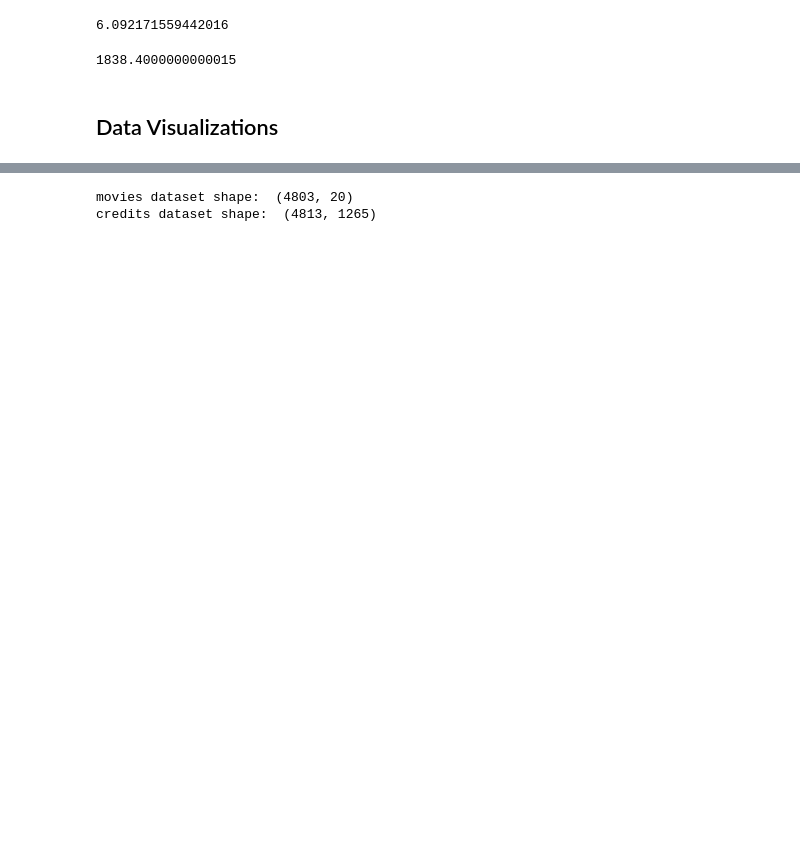
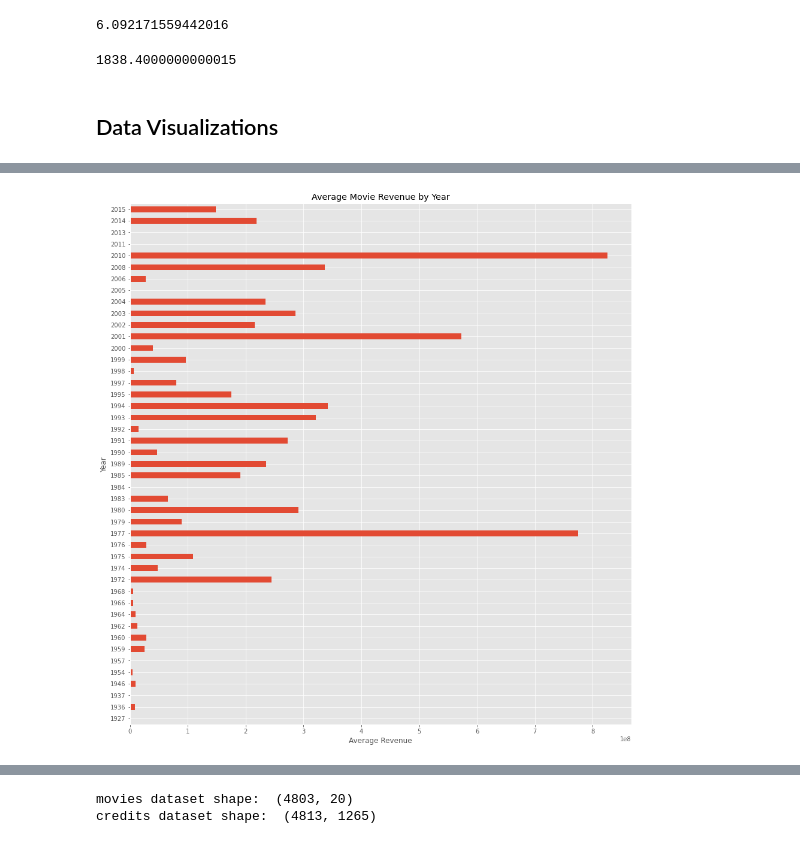
Before and after one commit to santiagoAlvz/MovieRecommendation, a Jupyter notebook: Movie_Recommendation_System.ipynb, the cells around one changed output, grey strips where cells are left out. Saved outputs shown, nothing was run; the diff lists cells and outputs as text; code cells hidden in the pictures; blank space fills up the shorter version.

```diff
--- a/Movie_Recommendation_System.ipynb
+++ b/Movie_Recommendation_System.ipynb
@@ -99,0 +100,8 @@ plt.show()
+# %%
+movies.groupby('year')['revenue'].mean().plot(kind='barh',figsize=(15,16))
+plt.title('Average Movie Revenue by Year')
+plt.xlabel('Average Revenue')
+plt.ylabel('Year')
+plt.show()
+# %% [output]
+[figure, added]
```
Also changed, not shown: parts of 7 cells of this notebook.
